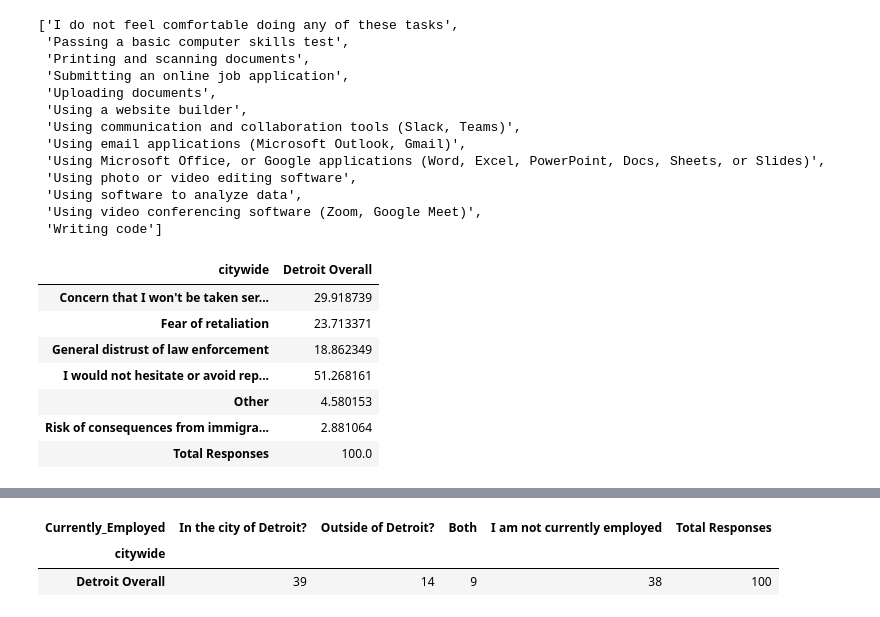
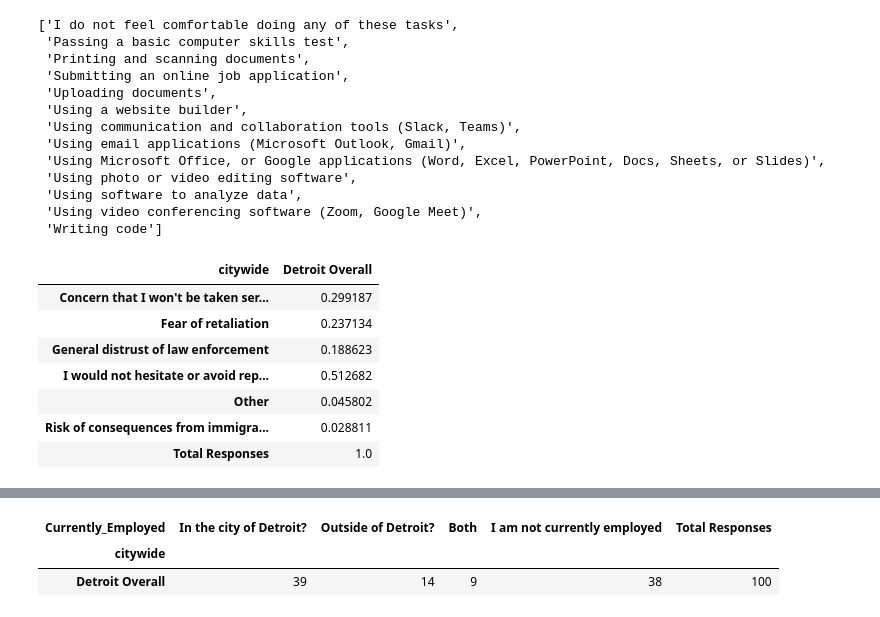
Before and after one commit to data-driven-detroit/nvi_etl, a Jupyter notebook: primary_survey/v2024/test_primary_transform.ipynb, the cells around one changed output, grey strips where cells are left out. Cells and saved outputs as stored; diff of their text form; code cells hidden in the pictures.

```diff
--- a/primary_survey/v2024/test_primary_transform.ipynb
+++ b/primary_survey/v2024/test_primary_transform.ipynb
@@ -6,7 +6,7 @@ from nvi_survey import create_nvi_survey
 filepath = (
     Path.cwd() /
     "output" /
-    "nvi_2024_analysis_source_2026_2026_20250514.csv"
+    "nvi_2024_analysis_source_2026_2026_20250602.csv"
 )
 nvi = create_nvi_survey(filepath)
 # %%
@@ -30,16 +30,16 @@ list(
  'Using video conferencing software (Zoom, Google Meet)',
  'Writing code']
 # %%
-(100 * nvi.tabulate_multiselect("citywide", ..., "Hesitate_Reporting_Crime_Reason").T) / 4061
+(nvi.tabulate_multiselect("citywide", ..., "Hesitate_Reporting_Crime_Reason").T) / 4061
 # %% [output]
 | citywide | Detroit Overall |
-| Concern that I won't be taken ser... | 29.918739 |
-| Fear of retaliation | 23.713371 |
-| General distrust of law enforcement | 18.862349 |
-| I would not hesitate or avoid rep... | 51.268161 |
-| Other | 4.580153 |
-| Risk of consequences from immigra... | 2.881064 |
-| Total Responses | 100.0 |
+| Concern that I won't be taken ser... | 0.299187 |
+| Fear of retaliation | 0.237134 |
+| General distrust of law enforcement | 0.188623 |
+| I would not hesitate or avoid rep... | 0.512682 |
+| Other | 0.045802 |
+| Risk of consequences from immigra... | 0.028811 |
+| Total Responses | 1.0 |
 # %%
 def percentages(counts):
     return (
```
Also changed, not shown: parts of 34 cells of this notebook, 41 other files.
